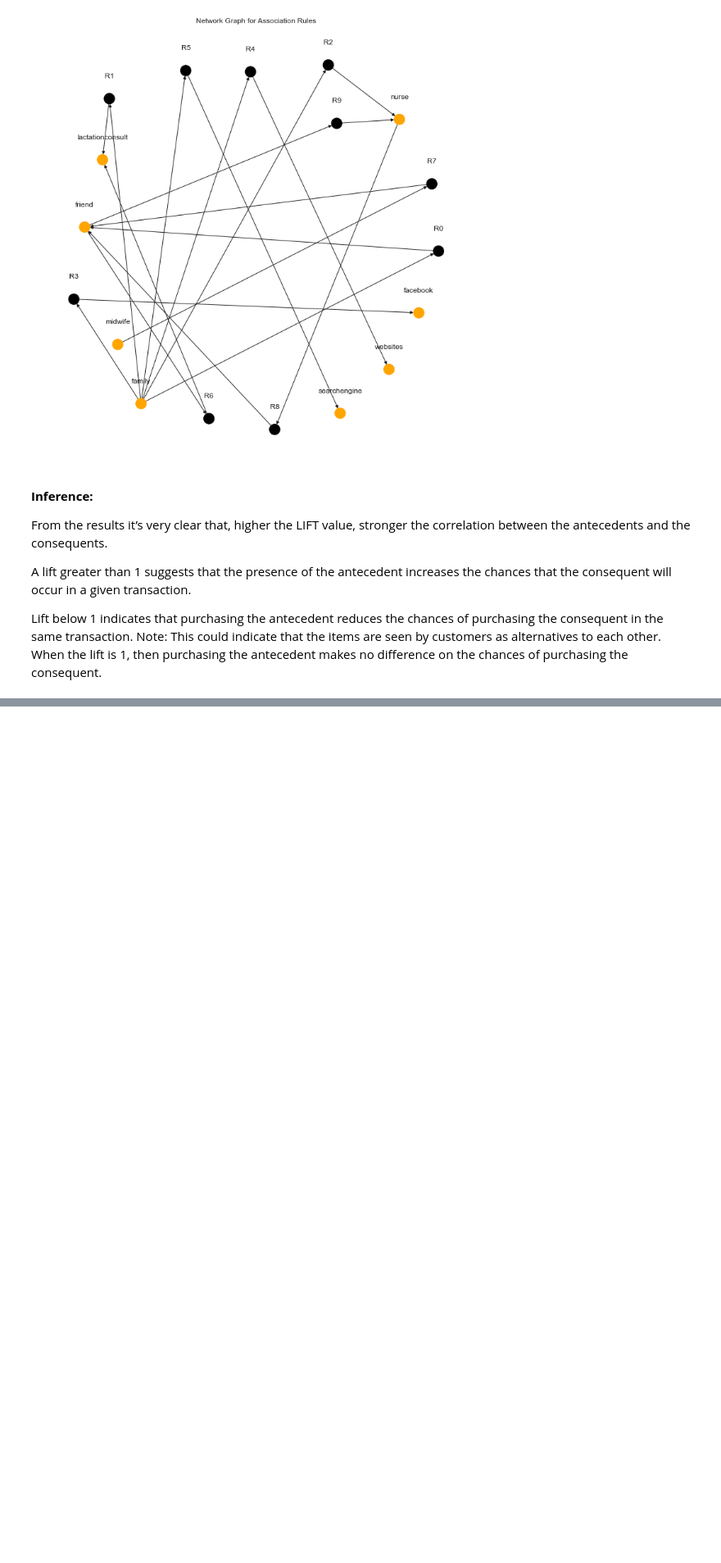
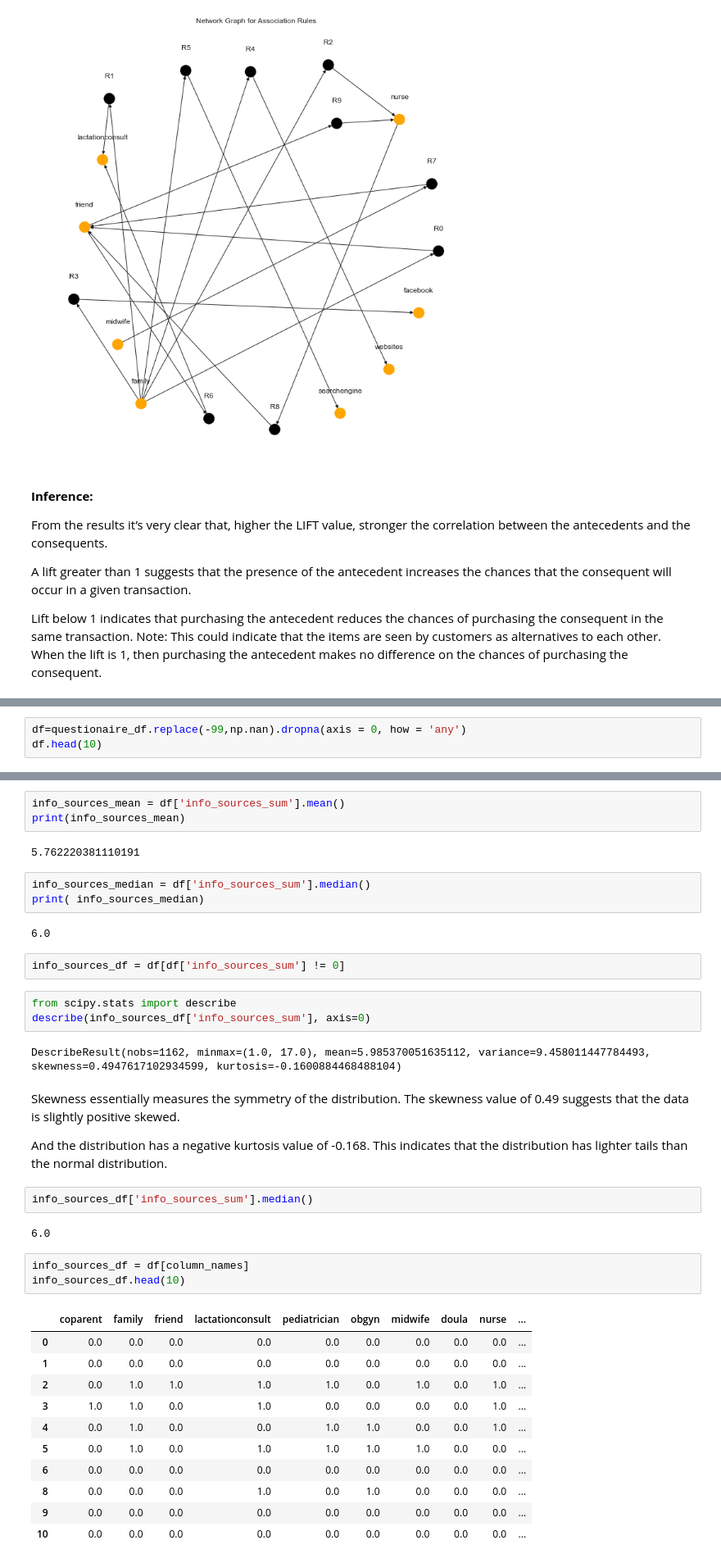
Before and after one commit to allisonhepworth/galactoguges, a Jupyter notebook: code/Market_basket_analysis_info_sources.ipynb, the cells around one changed output, grey strips where cells are left out. Shown: that part at 82% size. Cells and saved outputs as stored; diff of their text form; blank space fills up the shorter version.

```diff
--- a/code/Market_basket_analysis_info_sources.ipynb
+++ b/code/Market_basket_analysis_info_sources.ipynb
@@ -357,0 +362,3 @@ When the lift is 1, then purchasing the antecedent makes no difference on the ch
+# %%
+df=questionaire_df.replace(-99,np.nan).dropna(axis = 0, how = 'any')
+df.head(10)
@@ -357,0 +415,40 @@ When the lift is 1, then purchasing the antecedent makes no difference on the ch
+# %%
+info_sources_mean = df['info_sources_sum'].mean()
+print(info_sources_mean)
+# %% [output]
+5.762220381110191
+# %%
+info_sources_median = df['info_sources_sum'].median()
+print( info_sources_median)
+# %% [output]
+6.0
+# %%
+info_sources_df = df[df['info_sources_sum'] != 0]
+# %%
+from scipy.stats import describe
+describe(info_sources_df['info_sources_sum'], axis=0)
+# %% [output]
+DescribeResult(nobs=1162, minmax=(1.0, 17.0), mean=5.985370051635112, variance=9.458011447784493, skewness=0.4947617102934599, kurtosis=-0.1600884468488104)
+# %% [markdown]
+Skewness essentially measures the symmetry of the distribution. The skewness value of 0.49 suggests that the data is slightly positive skewed.
+
+And the distribution has a negative kurtosis value of -0.168. This indicates that the distribution has lighter tails than the normal distribution.
+# %%
+info_sources_df['info_sources_sum'].median()
+# %% [output]
+6.0
+# %%
+info_sources_df = df[column_names]
+info_sources_df.head(10)
+# %% [output]
+|  | coparent | family | friend | lactationconsult | pediatrician | obgyn | midwife | doula | nurse | ... |
+| 0 | 0.0 | 0.0 | 0.0 | 0.0 | 0.0 | 0.0 | 0.0 | 0.0 | 0.0 | ... |
+| 1 | 0.0 | 0.0 | 0.0 | 0.0 | 0.0 | 0.0 | 0.0 | 0.0 | 0.0 | ... |
+| 2 | 0.0 | 1.0 | 1.0 | 1.0 | 1.0 | 0.0 | 1.0 | 0.0 | 1.0 | ... |
+| 3 | 1.0 | 1.0 | 0.0 | 1.0 | 0.0 | 0.0 | 0.0 | 0.0 | 1.0 | ... |
+| 4 | 0.0 | 1.0 | 0.0 | 0.0 | 1.0 | 1.0 | 0.0 | 0.0 | 1.0 | ... |
+| 5 | 0.0 | 1.0 | 0.0 | 1.0 | 1.0 | 1.0 | 1.0 | 0.0 | 0.0 | ... |
+| 6 | 0.0 | 0.0 | 0.0 | 0.0 | 0.0 | 0.0 | 0.0 | 0.0 | 0.0 | ... |
+| 8 | 0.0 | 0.0 | 0.0 | 1.0 | 0.0 | 1.0 | 0.0 | 0.0 | 0.0 | ... |
+| 9 | 0.0 | 0.0 | 0.0 | 0.0 | 0.0 | 0.0 | 0.0 | 0.0 | 0.0 | ... |
+| 10 | 0.0 | 0.0 | 0.0 | 0.0 | 0.0 | 0.0 | 0.0 | 0.0 | 0.0 | ... |
```
Also changed, not shown: parts of 16 cells of this notebook, 2 other files.
